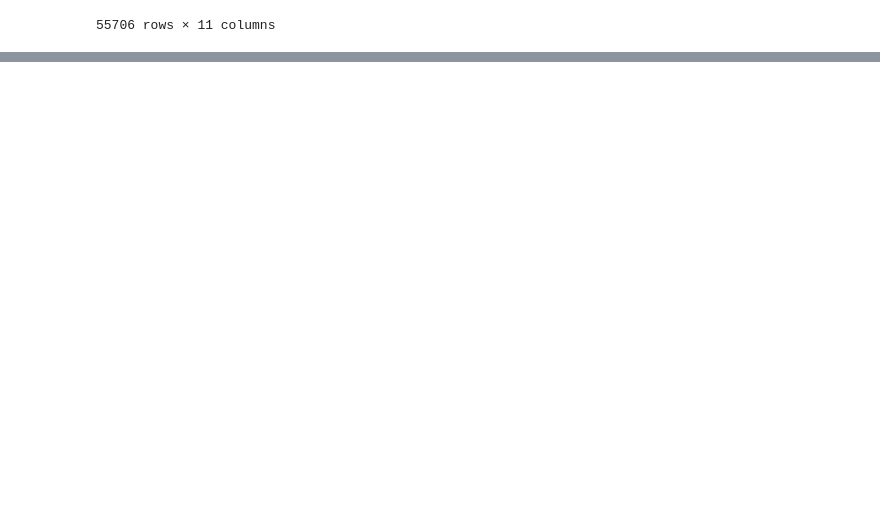
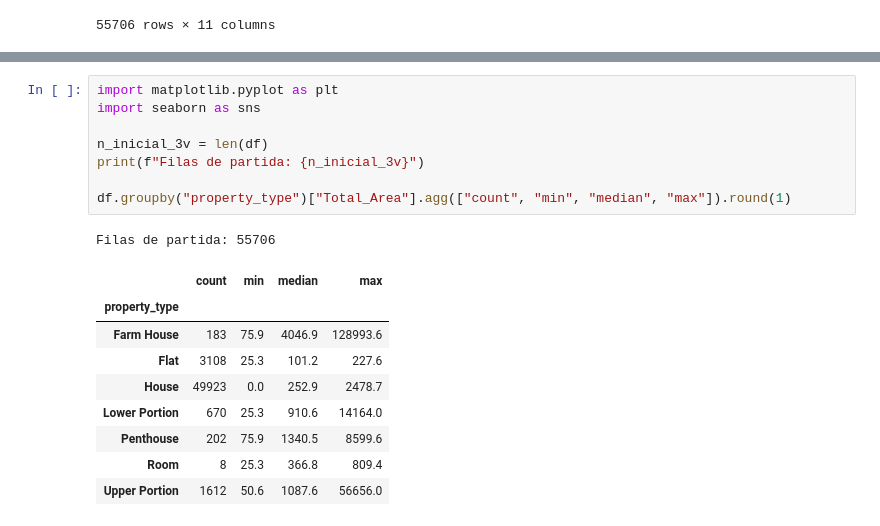
Before and after one commit to rmataixser/Practica-Machine-Learning, a Jupyter notebook: notebooks/data_cleaning_pre_train_test_split.ipynb, the cells around one changed output, grey strips where cells are left out. Drawn from its saved outputs; the diff is of its cells as text; blank space fills up the shorter version.

```diff
--- a/notebooks/data_cleaning_pre_train_test_split.ipynb
+++ b/notebooks/data_cleaning_pre_train_test_split.ipynb
@@ -289,0 +296,19 @@ df
+# %%
+import matplotlib.pyplot as plt
+import seaborn as sns
+
+n_inicial_3v = len(df)
+print(f"Filas de partida: {n_inicial_3v}")
+
+df.groupby("property_type")["Total_Area"].agg(["count", "min", "median", "max"]).round(1)
+# %% [output]
+Filas de partida: 55706
+|  | count | min | median | max |
+| property_type |  |  |  |  |
+| Farm House | 183 | 75.9 | 4046.9 | 128993.6 |
+| Flat | 3108 | 25.3 | 101.2 | 227.6 |
+| House | 49923 | 0.0 | 252.9 | 2478.7 |
+| Lower Portion | 670 | 25.3 | 910.6 | 14164.0 |
+| Penthouse | 202 | 75.9 | 1340.5 | 8599.6 |
+| Room | 8 | 25.3 | 366.8 | 809.4 |
+| Upper Portion | 1612 | 50.6 | 1087.6 | 56656.0 |
```
Also changed, not shown: parts of 19 cells of this notebook, 1 other file.
